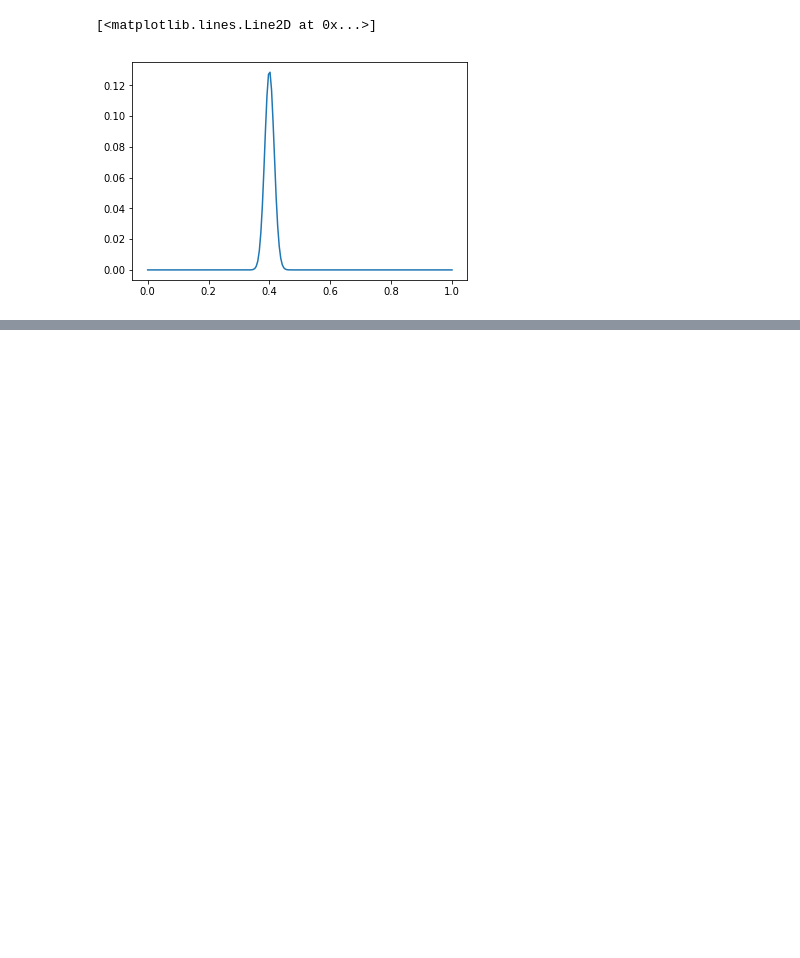
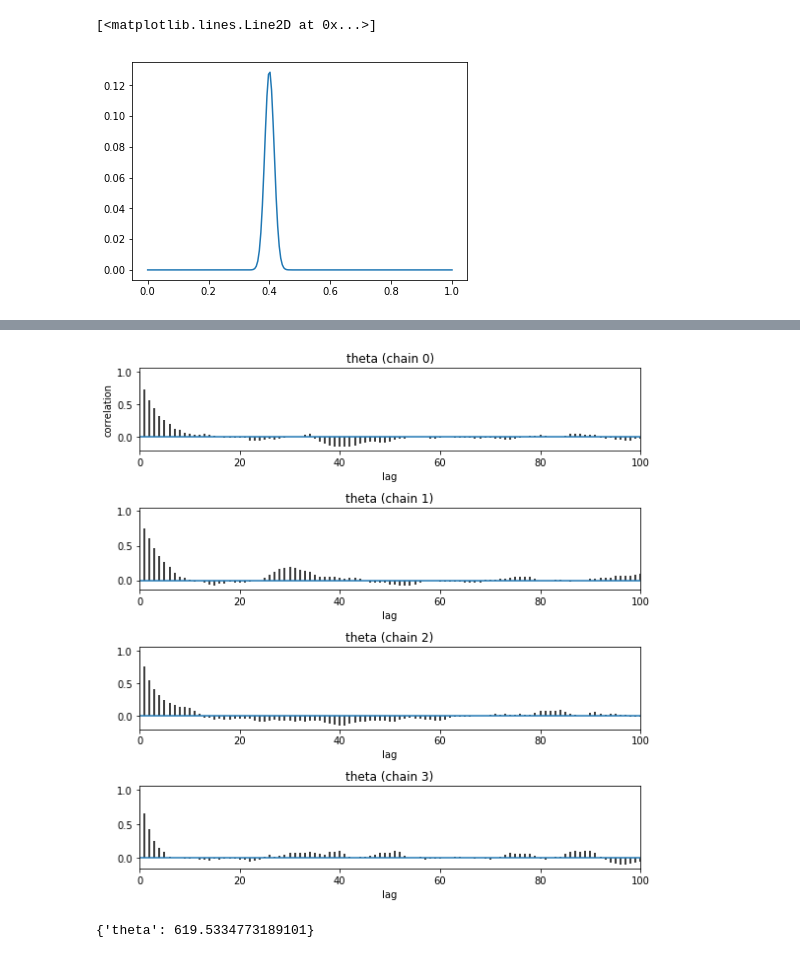
Before and after one commit to lhqing/reading_notes, a Jupyter notebook: Bayesian Analysis with Python/1-Basic.ipynb, the cells around one changed output, grey strips where cells are left out. Saved outputs shown, nothing was run; the diff lists cells and outputs as text; code cells hidden in the pictures; blank space fills up the shorter version.

```diff
--- a/Bayesian Analysis with Python/1-Basic.ipynb
+++ b/Bayesian Analysis with Python/1-Basic.ipynb
@@ -64,0 +111,10 @@ plt.plot(grid, posterior)
+# %%
+fig, axes = plt.subplots(nrows=4, figsize=(8, 8))
+pm.autocorrplot(trace, ax=axes.reshape(1, 4))
+fig.tight_layout()
+# %% [output]
+[figure, added]
+# %%
+pm.effective_n(trace)
+# %% [output]
+{'theta': 619.5334773189101}
```
Also changed, not shown: parts of 11 cells of this notebook, 2 other files.
